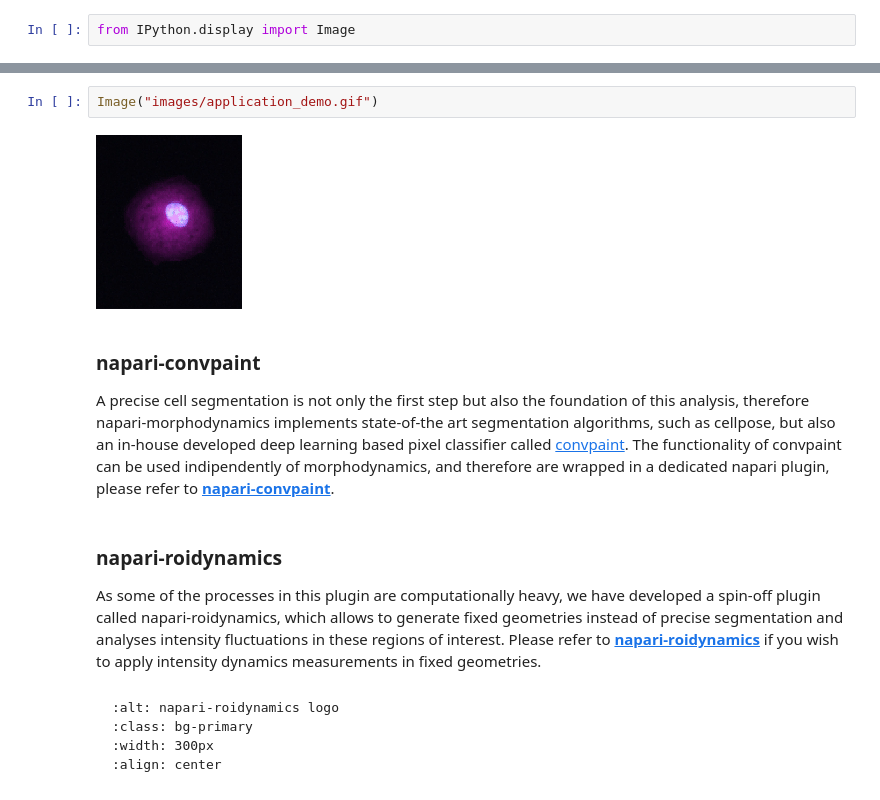
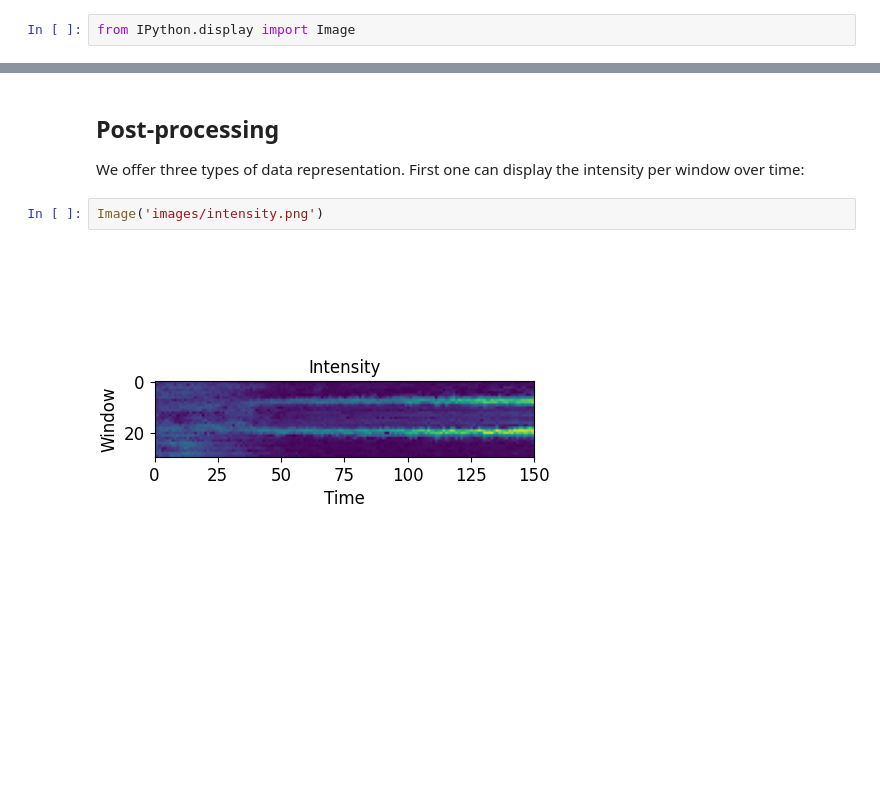
Before and after one commit to guiwitz/napari-morphodynamics, a Jupyter notebook: book/Description.ipynb, the cells around one changed output, grey strips where cells are left out. Saved outputs shown, nothing was run; the diff lists cells and outputs as text; blank space fills up the shorter version.

````diff
--- a/book/Description.ipynb
+++ b/book/Description.ipynb
@@ -15,17 +33,8 @@ The analysis of intensity and shape dynamics in single-cell time-lapse images co
+# %% [markdown]
+## Post-processing
+
+We offer three types of data representation. First one can display the intensity per window over time:
 # %%
-Image("images/application_demo.gif")
+Image('images/intensity.png')
 # %% [output]
-[figure, old version]
+[figure, new version]
-# %% [markdown]
-### napari-convpaint
-A precise cell segmentation is not only the first step but also the foundation of this analysis, therefore napari-morphodynamics implements state-of-the art segmentation algorithms, such as cellpose, but also an in-house developed deep learning based pixel classifier called [convpaint](https://github.com/hinderling/napari_pixel_classifier). The functionality of convpaint can be used indipendently of morphodynamics, and therefore are wrapped in a dedicated napari plugin, please refer to [**napari-convpaint**](https://github.com/guiwitz/napari-convpaint).
-# %% [markdown]
-### napari-roidynamics
-As some of the processes in this plugin are computationally heavy, we have developed a spin-off plugin called napari-roidynamics, which allows to generate fixed geometries instead of precise segmentation and analyses intensity fluctuations in these regions of interest. Please refer to [**napari-roidynamics**](https://stojiljkovicvetana.github.io/napari-roidynamics/README.html) if you wish to apply intensity dynamics measurements in fixed geometries.
-# %% [markdown]
-```{image} images/napari-roidynamics_logo.png
-:alt: napari-roidynamics logo
-:class: bg-primary
-:width: 300px
-:align: center
-```
````
Also changed, not shown: parts of 13 cells of this notebook, 5 other files.
